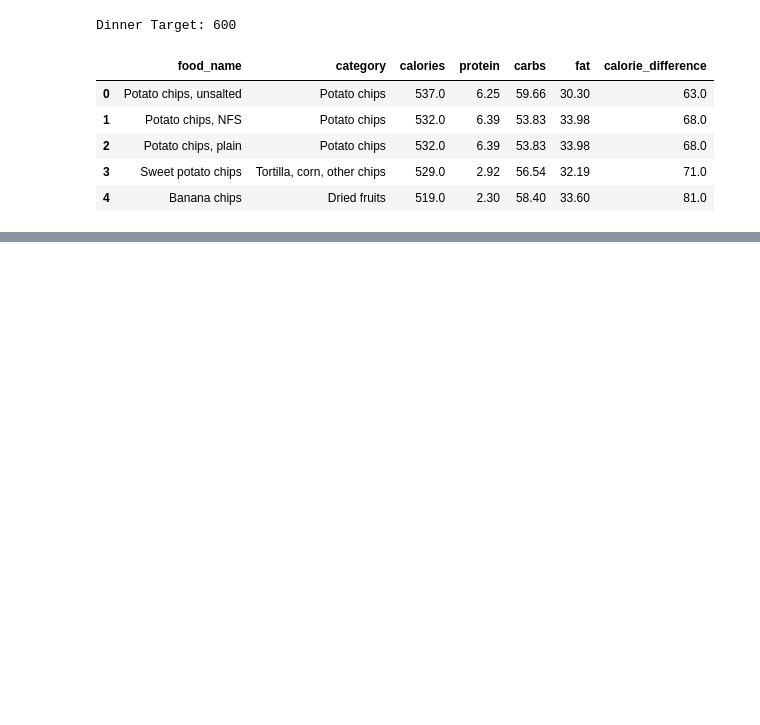
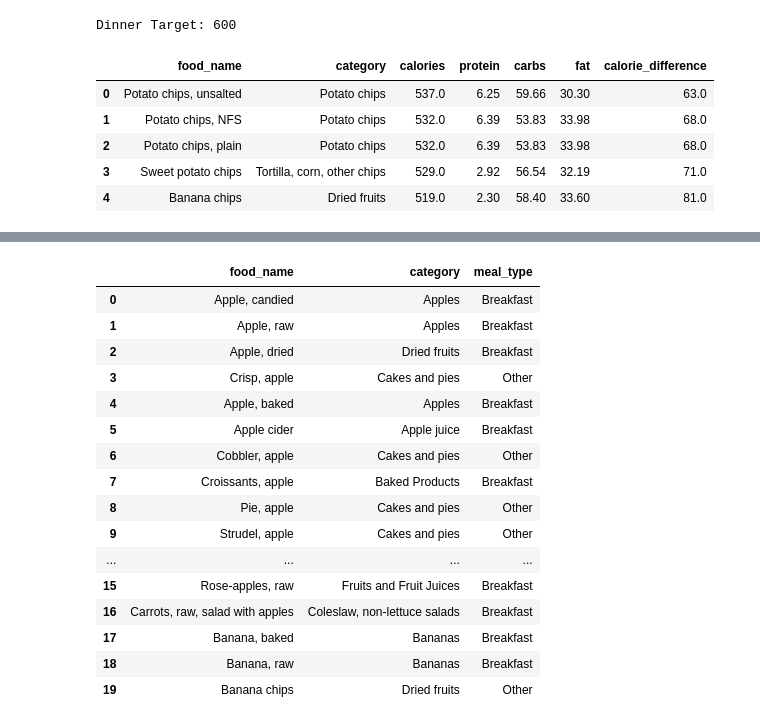
Before and after one commit to Ajitbairwa/Food-Recommendation-Nutrition-System, a Jupyter notebook: Recommendation_System.ipynb, the cells around one changed output, grey strips where cells are left out. Saved outputs shown, nothing was run; the diff lists cells and outputs as text; code cells hidden in the pictures; blank space fills up the shorter version.

```diff
--- a/Recommendation_System.ipynb
+++ b/Recommendation_System.ipynb
@@ -1235,0 +1287,34 @@ Target Calories : 215 kcal
+# %%
+df["meal_type"] = df.apply(
+    lambda row: assign_meal_type(
+        row["food_name"],
+        row["category"]
+    ),
+    axis=1
+)
+# %%
+df[
+    [
+        "food_name",
+        "category",
+        "meal_type"
+    ]
+].head(20)
+# %% [output]
+|  | food_name | category | meal_type |
+| 0 | Apple, candied | Apples | Breakfast |
+| 1 | Apple, raw | Apples | Breakfast |
+| 2 | Apple, dried | Dried fruits | Breakfast |
+| 3 | Crisp, apple | Cakes and pies | Other |
+| 4 | Apple, baked | Apples | Breakfast |
+| 5 | Apple cider | Apple juice | Breakfast |
+| 6 | Cobbler, apple | Cakes and pies | Other |
+| 7 | Croissants, apple | Baked Products | Breakfast |
+| 8 | Pie, apple | Cakes and pies | Other |
+| 9 | Strudel, apple | Cakes and pies | Other |
+| ... | ... | ... | ... |
+| 15 | Rose-apples, raw | Fruits and Fruit Juices | Breakfast |
+| 16 | Carrots, raw, salad with apples | Coleslaw, non-lettuce salads | Breakfast |
+| 17 | Banana, baked | Bananas | Breakfast |
+| 18 | Banana, raw | Bananas | Breakfast |
+| 19 | Banana chips | Dried fruits | Other |
```
Also changed, not shown: parts of 3 cells of this notebook, 3 other files.
